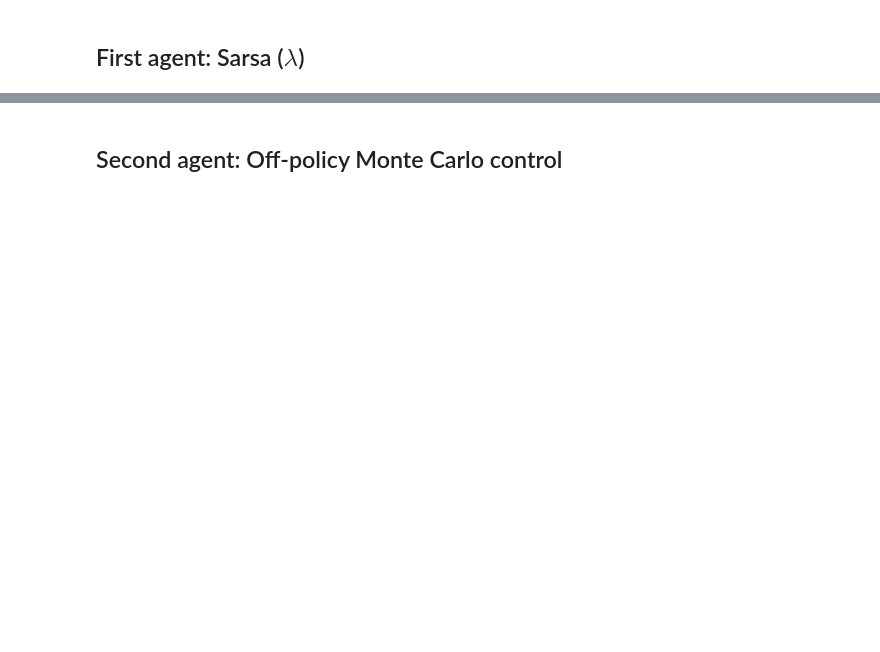
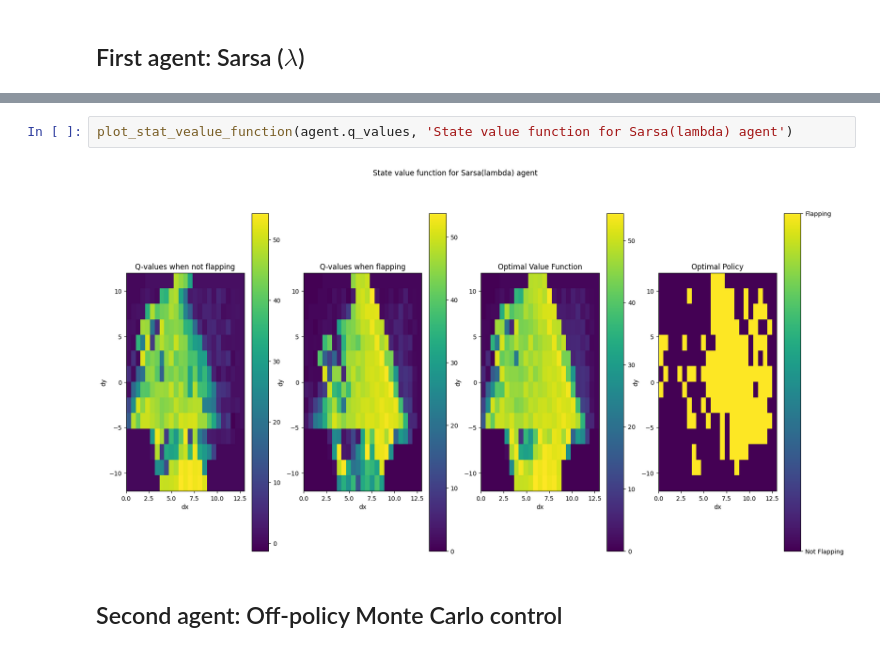
Before and after one commit to ThomasLEMERCIER/Flappy-Bird-RL, a Jupyter notebook: experiments.ipynb, the cells around one changed output, grey strips where cells are left out. Cells and saved outputs as stored; diff of their text form; blank space fills up the shorter version.

```diff
--- a/experiments.ipynb
+++ b/experiments.ipynb
@@ -126,3 +132,7 @@ Quartiles [ 299.  699. 1000.]
+# %%
+plot_stat_vealue_function(agent.q_values, 'State value function for Sarsa(lambda) agent')
+# %% [output]
+[figure, added]
 # %% [markdown]
 ## Second agent: Off-policy Monte Carlo control
 # %%
```
Also changed, not shown: parts of 34 cells of this notebook, 33 other files.
